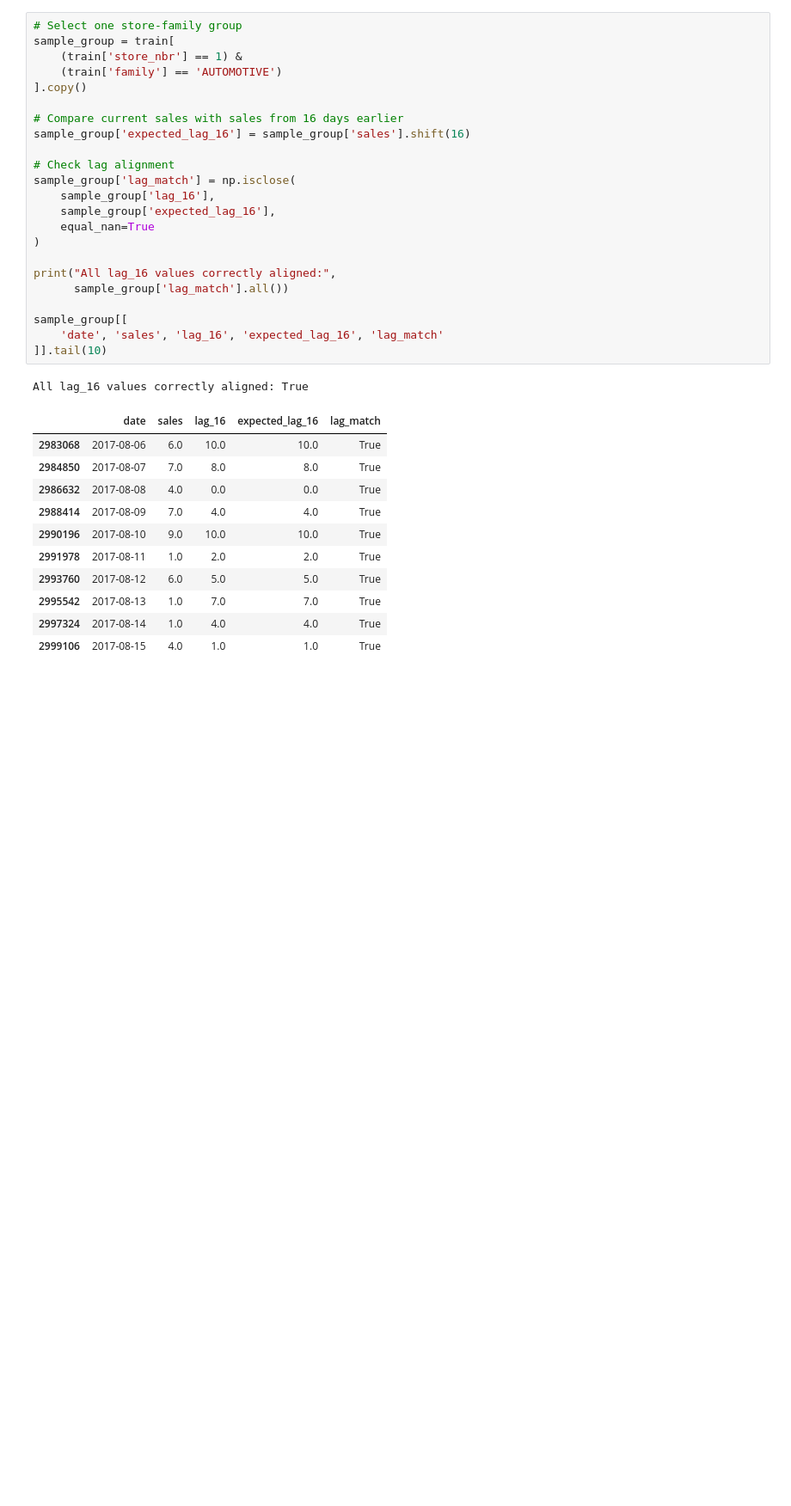
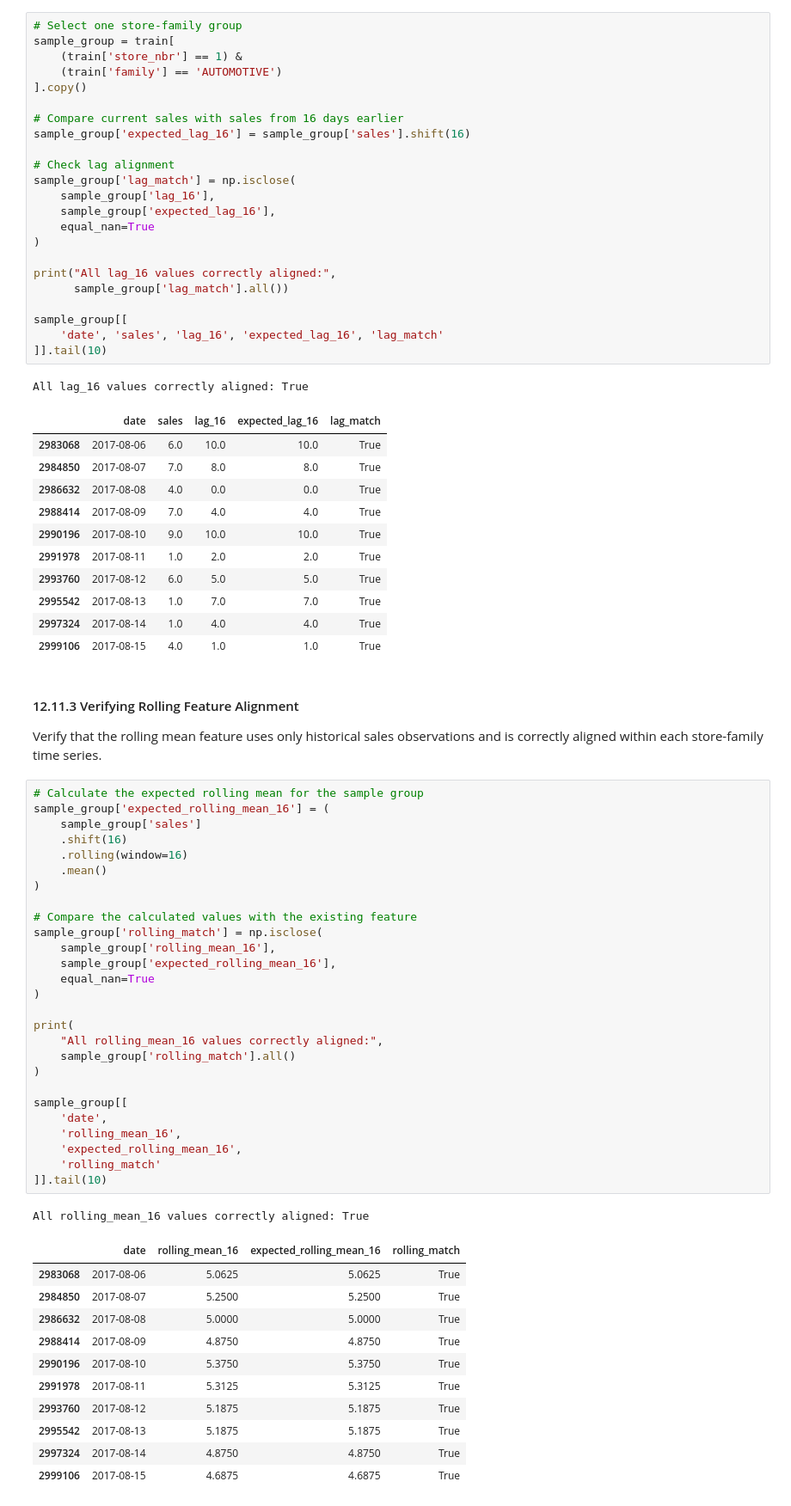
Before and after one commit to MosabOs/Store-Sales-Forecasting-Comp-V-Mosab-Os, a Jupyter notebook: store-sales-forecasting-comp-v-mosab-os.ipynb, the cells around one changed output. Shown at 86% size. Drawn from its saved outputs; the diff is of its cells as text; blank space fills up the shorter version.

Commit message:
Kaggle Notebook | Store Sales Forecasting Comp – V Mosab Os | Version 1.3

```diff
--- a/store-sales-forecasting-comp-v-mosab-os.ipynb
+++ b/store-sales-forecasting-comp-v-mosab-os.ipynb
@@ -2073,3 +2079,47 @@ All lag_16 values correctly aligned: True
 | 2995542 | 2017-08-13 | 1.0 | 7.0 | 7.0 | True |
 | 2997324 | 2017-08-14 | 1.0 | 4.0 | 4.0 | True |
 | 2999106 | 2017-08-15 | 4.0 | 1.0 | 1.0 | True |
+# %% [markdown]
+#### 12.11.3 Verifying Rolling Feature Alignment
+
+Verify that the rolling mean feature uses only historical sales observations and is correctly aligned within each store-family time series.
+# %%
+# Calculate the expected rolling mean for the sample group
+sample_group['expected_rolling_mean_16'] = (
+    sample_group['sales']
+    .shift(16)
+    .rolling(window=16)
+    .mean()
+)
+
+# Compare the calculated values with the existing feature
+sample_group['rolling_match'] = np.isclose(
+    sample_group['rolling_mean_16'],
+    sample_group['expected_rolling_mean_16'],
+    equal_nan=True
+)
+
+print(
+    "All rolling_mean_16 values correctly aligned:",
+    sample_group['rolling_match'].all()
+)
+
+sample_group[[
+    'date',
+    'rolling_mean_16',
+    'expected_rolling_mean_16',
+    'rolling_match'
+]].tail(10)
+# %% [output]
+All rolling_mean_16 values correctly aligned: True
+|  | date | rolling_mean_16 | expected_rolling_mean_16 | rolling_match |
+| 2983068 | 2017-08-06 | 5.0625 | 5.0625 | True |
+| 2984850 | 2017-08-07 | 5.2500 | 5.2500 | True |
+| 2986632 | 2017-08-08 | 5.0000 | 5.0000 | True |
+| 2988414 | 2017-08-09 | 4.8750 | 4.8750 | True |
+| 2990196 | 2017-08-10 | 5.3750 | 5.3750 | True |
+| 2991978 | 2017-08-11 | 5.3125 | 5.3125 | True |
+| 2993760 | 2017-08-12 | 5.1875 | 5.1875 | True |
+| 2995542 | 2017-08-13 | 5.1875 | 5.1875 | True |
+| 2997324 | 2017-08-14 | 4.8750 | 4.8750 | True |
+| 2999106 | 2017-08-15 | 4.6875 | 4.6875 | True |
```
Also changed, not shown: parts of 12 cells of this notebook.
